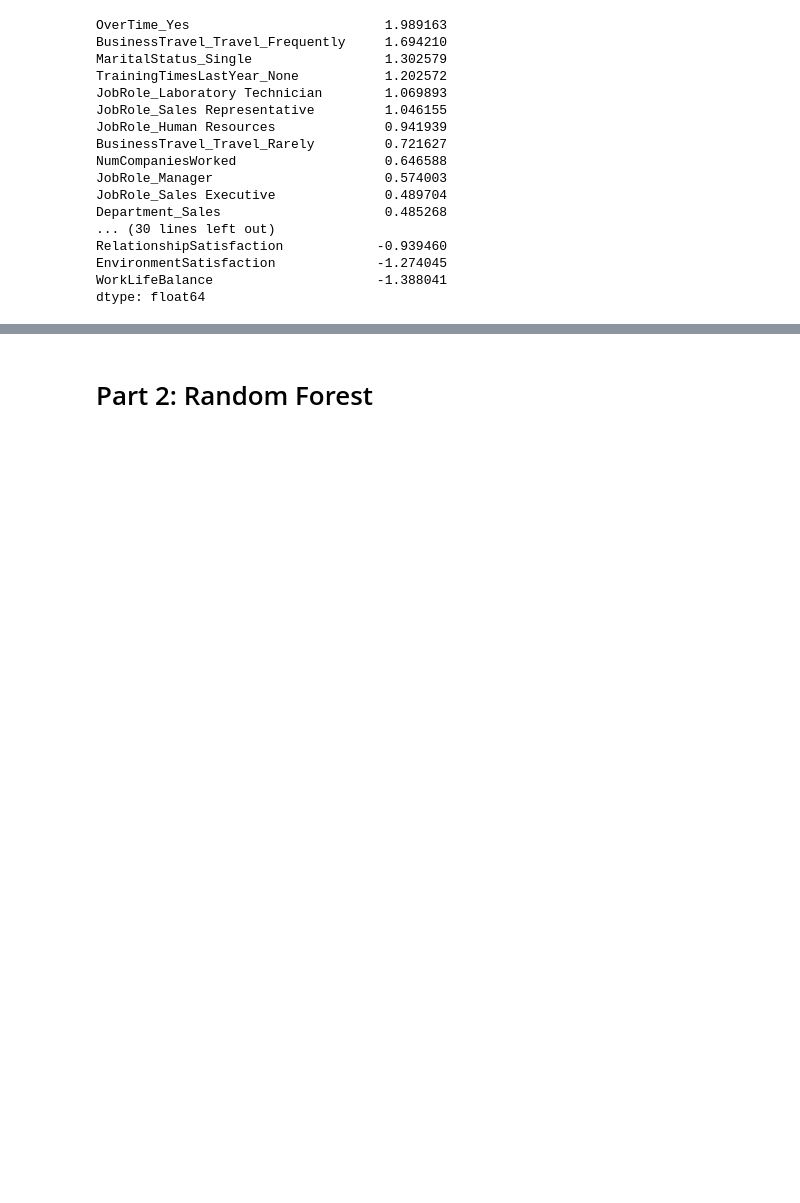
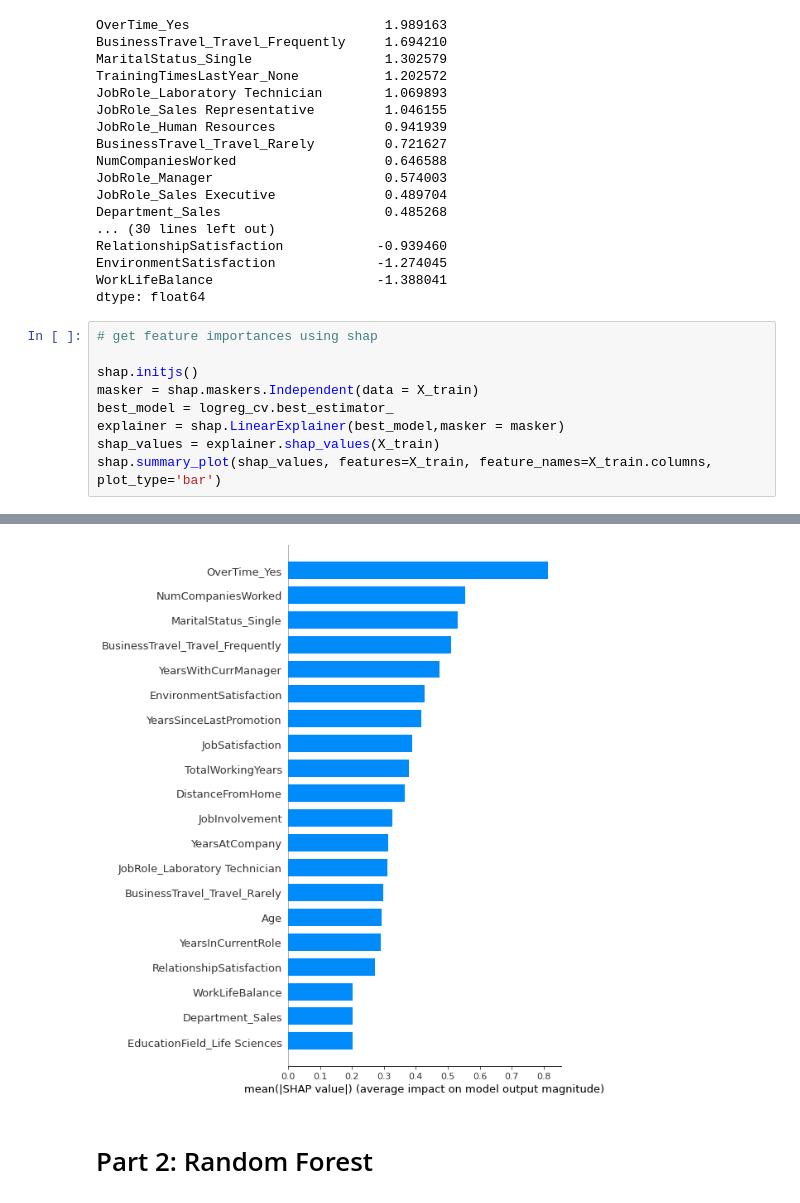
Before and after one commit to eagraves14/eagraves14, a Jupyter notebook: Capstone2/notebooks/Capstone_modeling.ipynb, the cells around one changed output, grey strips where cells are left out. Drawn from its saved outputs; the diff is of its cells as text; blank space fills up the shorter version.

Commit message:
Capstone 2 modeling 2nd commit

```diff
--- a/Capstone2/notebooks/Capstone_modeling.ipynb
+++ b/Capstone2/notebooks/Capstone_modeling.ipynb
@@ -158,3 +158,13 @@ RelationshipSatisfaction            -0.939460
 EnvironmentSatisfaction             -1.274045
 WorkLifeBalance                     -1.388041
 dtype: float64
+# %%
+# get feature importances using shap
+
+shap.initjs()
+masker = shap.maskers.Independent(data = X_train)
+best_model = logreg_cv.best_estimator_
+explainer = shap.LinearExplainer(best_model,masker = masker)
+shap_values = explainer.shap_values(X_train)
+shap.summary_plot(shap_values, features=X_train, feature_names=X_train.columns, plot_type='bar')
+# %% [output]
@@ -161,3 +172,4 @@ dtype: float64
+[figure, added]
 # %% [markdown]
 # Part 2: Random Forest
 # %%
```
Also changed, not shown: parts of 14 cells of this notebook.
